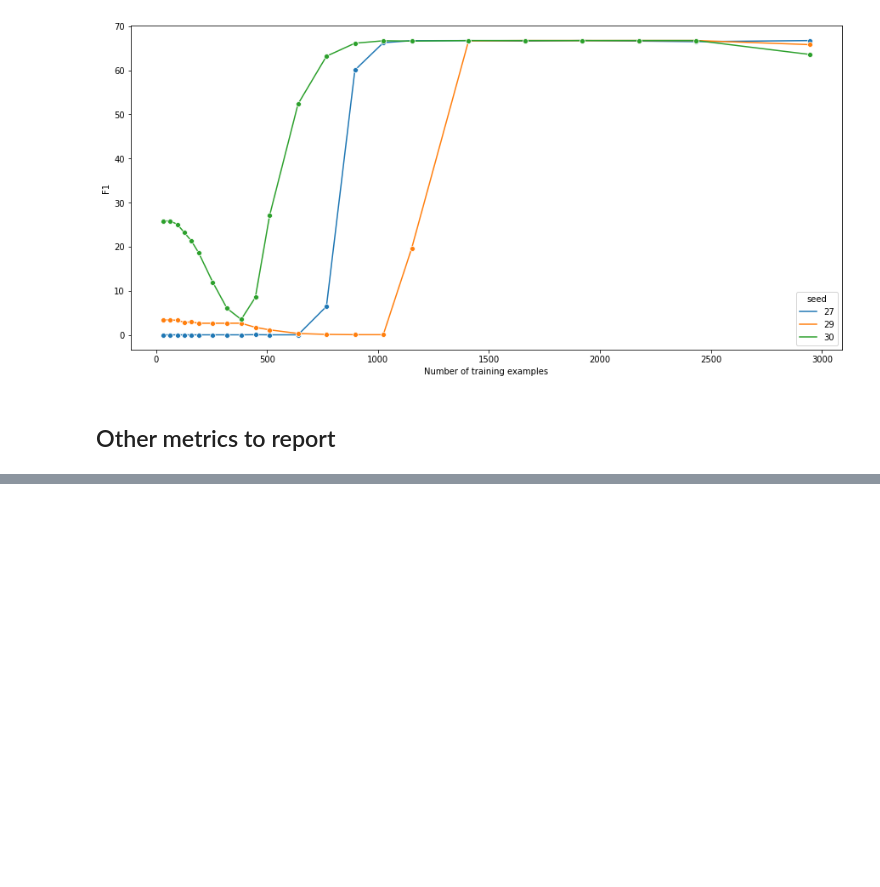
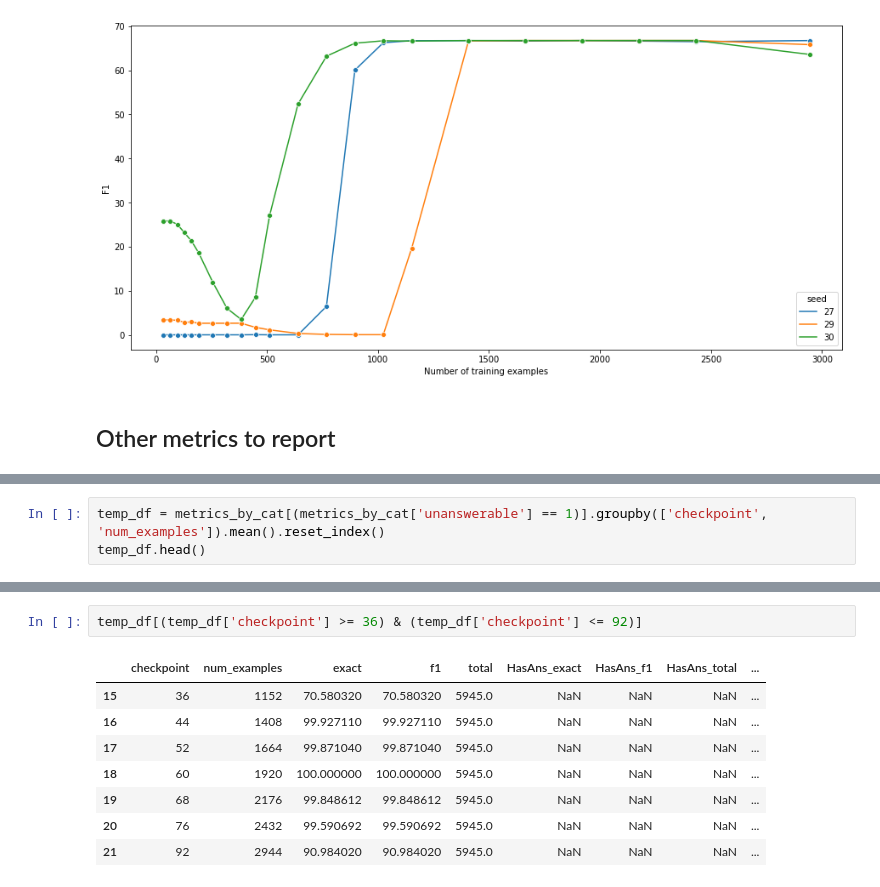
Before and after one commit to stevieg3/when-do-reading-comprehension-models-learn, a Jupyter notebook: notebooks/final_plots/01 squadv2-UnansAns.ipynb, the cells around one changed output, grey strips where cells are left out. Saved outputs shown, nothing was run; the diff lists cells and outputs as text; blank space fills up the shorter version.

Commit message:
Added metrics

```diff
--- a/notebooks/final_plots/01 squadv2-UnansAns.ipynb
+++ b/notebooks/final_plots/01 squadv2-UnansAns.ipynb
@@ -240,0 +248,3 @@ plt.show()
+# %%
+temp_df = metrics_by_cat[(metrics_by_cat['unanswerable'] == 1)].groupby(['checkpoint', 'num_examples']).mean().reset_index()
+temp_df.head()
@@ -240,0 +258,11 @@ plt.show()
+# %%
+temp_df[(temp_df['checkpoint'] >= 36) & (temp_df['checkpoint'] <= 92)]
+# %% [output]
+|  | checkpoint | num_examples | exact | f1 | total | HasAns_exact | HasAns_f1 | HasAns_total | ... |
+| 15 | 36 | 1152 | 70.580320 | 70.580320 | 5945.0 | NaN | NaN | NaN | ... |
+| 16 | 44 | 1408 | 99.927110 | 99.927110 | 5945.0 | NaN | NaN | NaN | ... |
+| 17 | 52 | 1664 | 99.871040 | 99.871040 | 5945.0 | NaN | NaN | NaN | ... |
+| 18 | 60 | 1920 | 100.000000 | 100.000000 | 5945.0 | NaN | NaN | NaN | ... |
+| 19 | 68 | 2176 | 99.848612 | 99.848612 | 5945.0 | NaN | NaN | NaN | ... |
+| 20 | 76 | 2432 | 99.590692 | 99.590692 | 5945.0 | NaN | NaN | NaN | ... |
+| 21 | 92 | 2944 | 90.984020 | 90.984020 | 5945.0 | NaN | NaN | NaN | ... |
```
Also changed, not shown: parts of 7 cells of this notebook.
